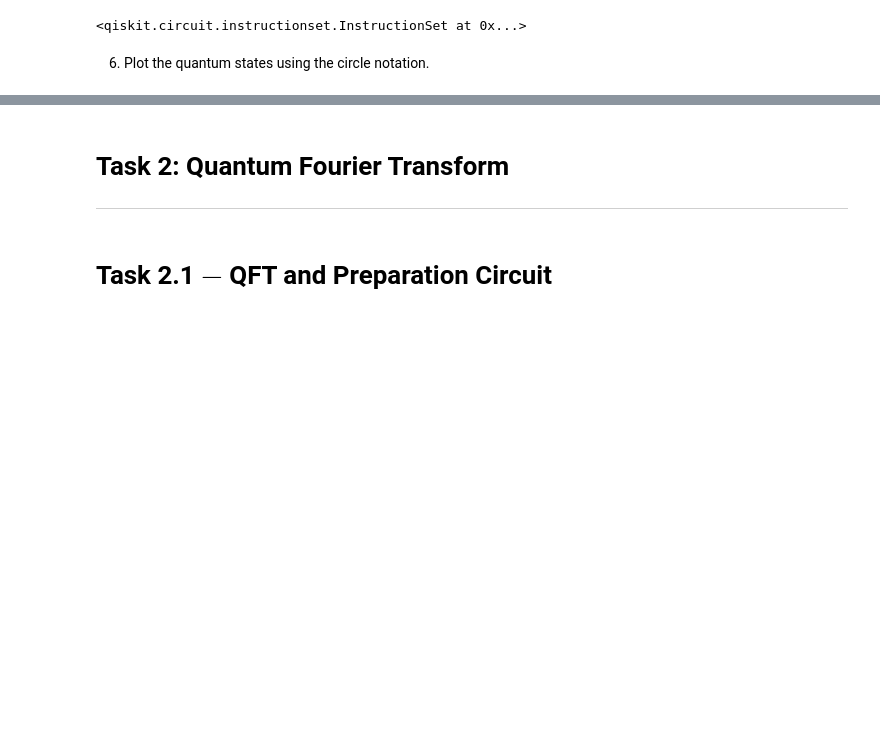
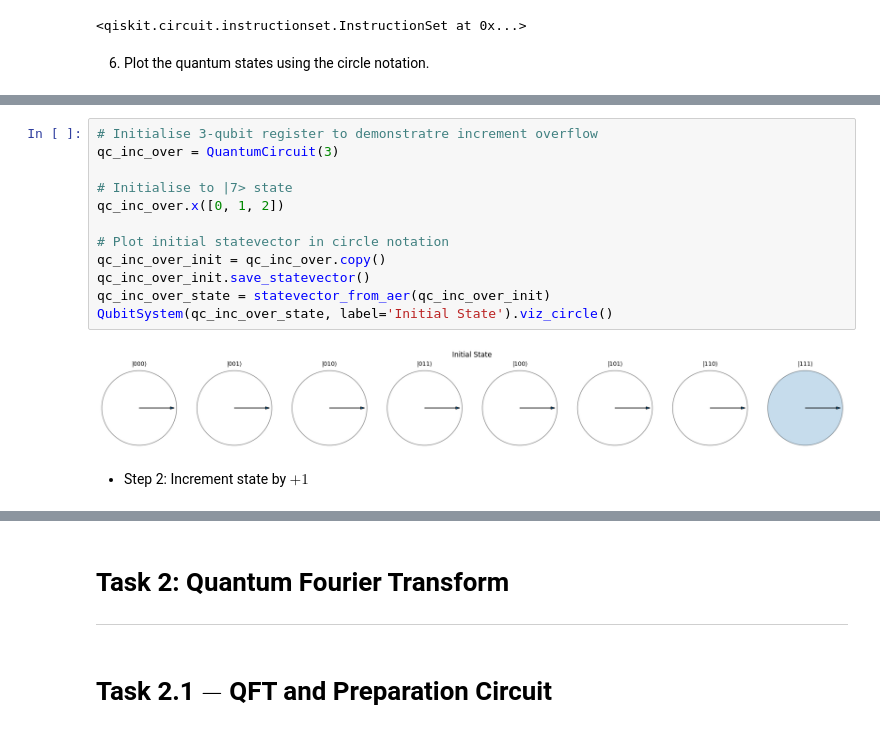
Before and after one commit to ScottMcHaffie/DD2367_Projects, a Jupyter notebook: DD2367_Assignment3.ipynb, the cells around one changed output, grey strips where cells are left out. Saved outputs shown, nothing was run; the diff lists cells and outputs as text; blank space fills up the shorter version.

```diff
--- a/DD2367_Assignment3.ipynb
+++ b/DD2367_Assignment3.ipynb
@@ -98,0 +119,16 @@ print (np.real(qc_id_state))
+# %%
+# Initialise 3-qubit register to demonstratre increment overflow
+qc_inc_over = QuantumCircuit(3)
+
+# Initialise to |7> state
+qc_inc_over.x([0, 1, 2])
+
+# Plot initial statevector in circle notation
+qc_inc_over_init = qc_inc_over.copy()
+qc_inc_over_init.save_statevector()
+qc_inc_over_state = statevector_from_aer(qc_inc_over_init)
+QubitSystem(qc_inc_over_state, label='Initial State').viz_circle()
+# %% [output]
+[figure, added]
+# %% [markdown]
+- Step 2: Increment state by $+1$
```
Also changed, not shown: parts of 25 cells of this notebook.
